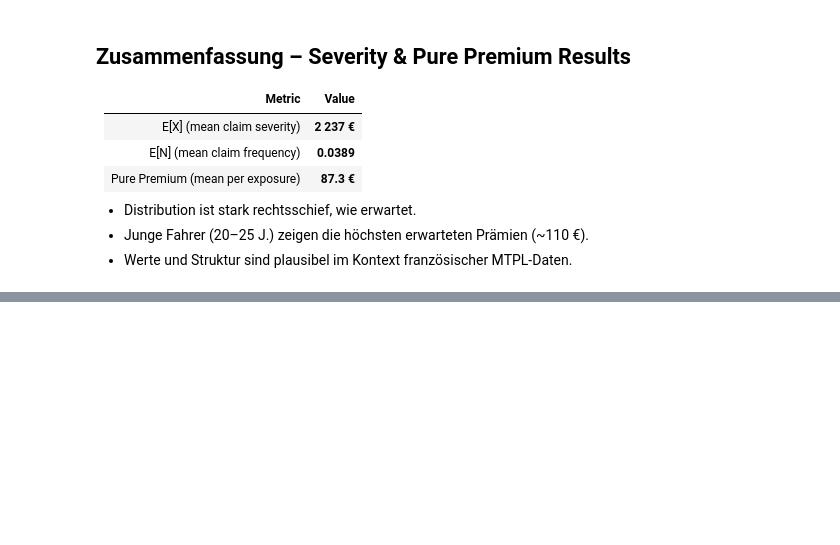
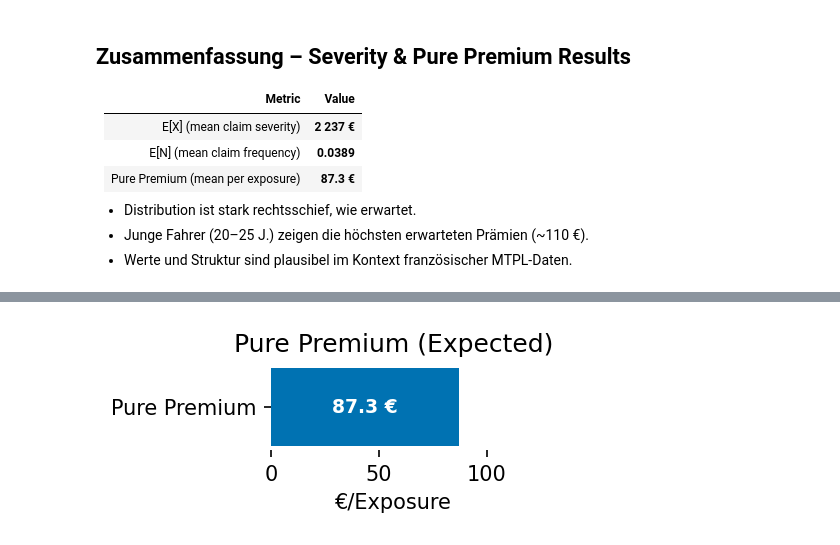
Before and after one commit to FisherSteve/freMTPL2-pricing, a Jupyter notebook: notebooks/04_severity_pure_premium.ipynb, the cells around one changed output, grey strips where cells are left out. Drawn from its saved outputs; the diff is of its cells as text; code cells hidden in the pictures; blank space fills up the shorter version.

```diff
--- a/notebooks/04_severity_pure_premium.ipynb
+++ b/notebooks/04_severity_pure_premium.ipynb
@@ -420,0 +488,26 @@ E[X] mean: 2237.11 E[N] mean: 0.03885 PP mean: 87.29
+# %%
+pp = 87.3
+model_name = "Pure Premium"
+
+fig, ax = plt.subplots(figsize=(3, 1.5), dpi=150)
+bar = ax.barh([model_name], [pp], color="#0072B2")
+
+# Zahl mittig im Balken
+for b in bar:
+    width = b.get_width()
+    ax.text(
+        width / 2, b.get_y() + b.get_height() / 2,
+        f"{width:.1f} €",
+        ha="center", va="center", color="white", fontsize=9, fontweight="bold"
+    )
+
+ax.set_xlim(0, pp * 1.3)
+ax.set_xlabel("€/Exposure")
+ax.set_title("Pure Premium (Expected)")
+ax.spines[:].set_visible(False)
+plt.tight_layout()
+plt.savefig(os.path.join(FIGDIR, "pure_premium_summary.png"),
+            dpi=150, bbox_inches="tight")
+plt.show()
+# %% [output]
+[figure, added]
```
Also changed, not shown: parts of 3 cells of this notebook, 4 other files.
